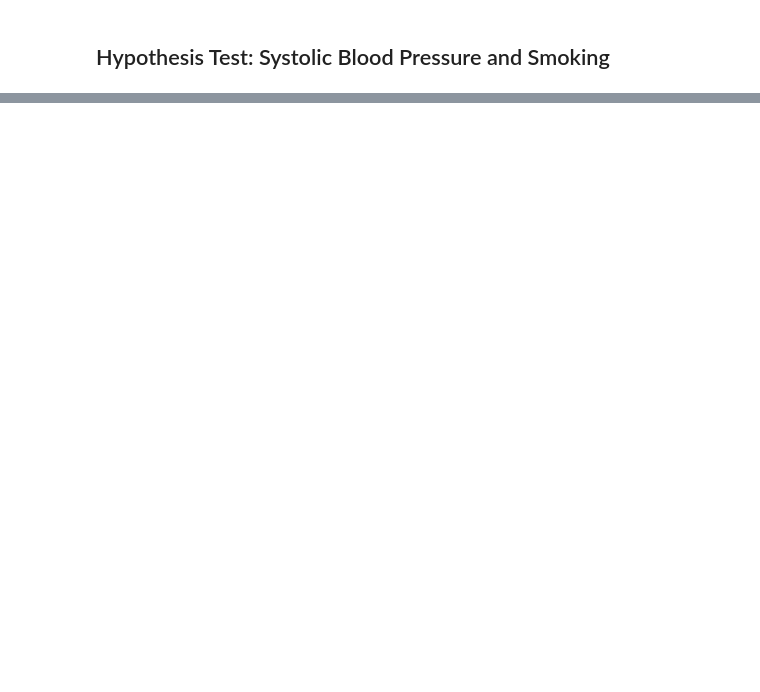
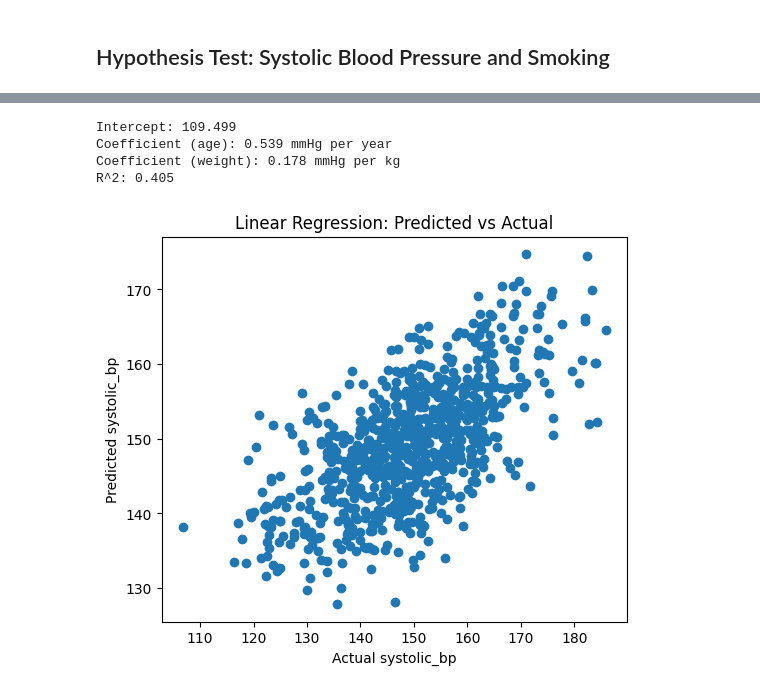
Before and after one commit to Realytica/health_study, a Jupyter notebook: notebooks/part_1_health_study.ipynb, the cells around one changed output, grey strips where cells are left out. Cells and saved outputs as stored; diff of their text form; code cells hidden in the pictures; blank space fills up the shorter version.

```diff
--- a/notebooks/part_1_health_study.ipynb
+++ b/notebooks/part_1_health_study.ipynb
@@ -344,0 +375,38 @@ ImportError: cannot import name 'summary_stats' from 'analysis' (c:\Users\pappa\
+# %%
+from sklearn.linear_model import LinearRegression
+
+# Feature matrix (n_samples x n_features)
+X = df[["age", "weight"]]
+
+# Target vector (n_samples,)
+y = df["systolic_bp"]
+
+model = LinearRegression()
+model.fit(X, y)
+
+coeff_age, coeff_weight = model.coef_
+intercept = model.intercept_
+r2 = model.score(X, y)
+
+coeff_age, coeff_weight, intercept, r2
+
+print(f"Intercept: {intercept:.3f}")
+print(f"Coefficient (age): {coeff_age:.3f} mmHg per year")
+print(f"Coefficient (weight): {coeff_weight:.3f} mmHg per kg")
+print(f"R^2: {r2:.3f}")
+# %% [output]
+Intercept: 109.499
+Coefficient (age): 0.539 mmHg per year
+Coefficient (weight): 0.178 mmHg per kg
+R^2: 0.405
+# %%
+y_pred = model.predict(X)
+
+plt.figure(figsize=(6, 5))
+plt.scatter(y, y_pred)
+plt.xlabel("Actual systolic_bp")
+plt.ylabel("Predicted systolic_bp")
+plt.title("Linear Regression: Predicted vs Actual")
+plt.show()
+# %% [output]
+[figure, added]
```
Also changed, not shown: parts of 22 cells of this notebook, 2 other files.
